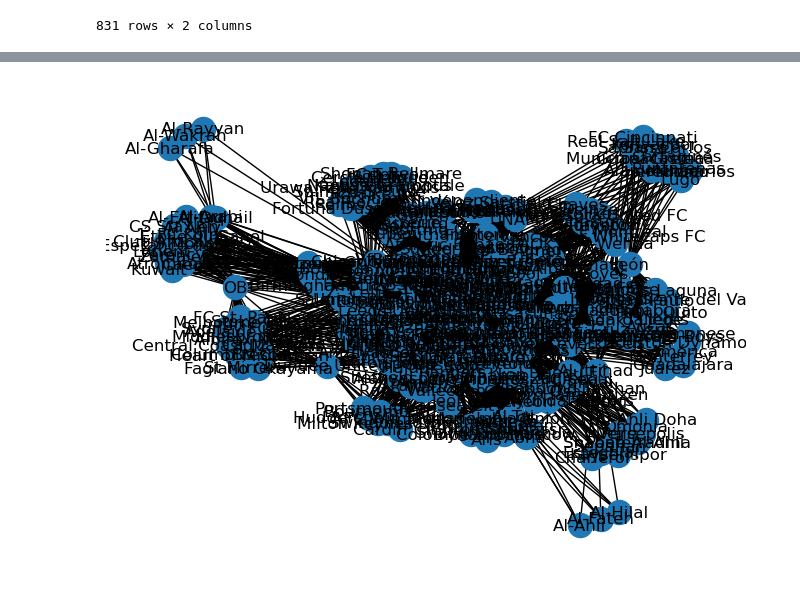
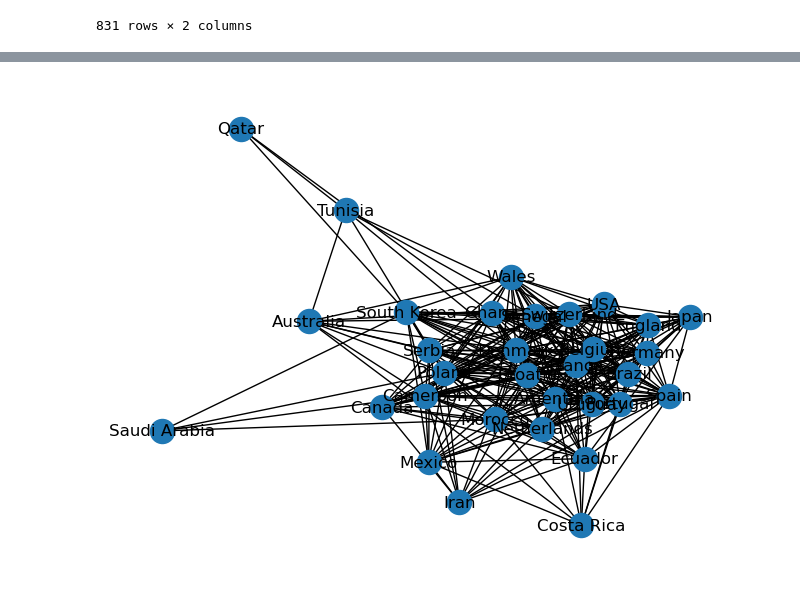
Before and after one commit to MonYee-MPPA/Graph, a Jupyter notebook: Case3.ipynb, the cells around one changed output, grey strips where cells are left out. Cells and saved outputs as stored; diff of their text form; code cells hidden in the pictures.

```diff
--- a/Case3.ipynb
+++ b/Case3.ipynb
@@ -91,20 +93,20 @@ FileNotFoundError: [Errno 2] "neato" not found in path.
 # %%
 
 fifanet4 = nx.Graph()
 
 fifanet4.add_nodes_from(fifa.nationality, bipartite=0) # Add the node attribute "bipartite"
 fifanet4.add_nodes_from(fifa.club, bipartite=1) # Add the node attribute "bipartite"
 fifanet4.add_edges_from([c for c in zip(fifa.nationality,fifa.club)])
 ##
 nationality_nodes = {n for n, d in fifanet4.nodes(data=True) if d["bipartite"] == 0}
 club_nodes = set(fifanet4) - nationality_nodes
 ##
-bp_countryclub = bipartite.weighted_projected_graph(fifanet4,clubs_nodes)
+bp_countryclub = bipartite.weighted_projected_graph(fifanet4,nationality_nodes)
 
 bp_countryclub.edges.data()
 nx.draw(bp_countryclub,with_labels=True)
 # %% [output]
-[figure, old version]
+[figure, new version]
 # %%
 import networkx as nx
 import os
```
Also changed, not shown: parts of 3 cells of this notebook, 3 other files.
